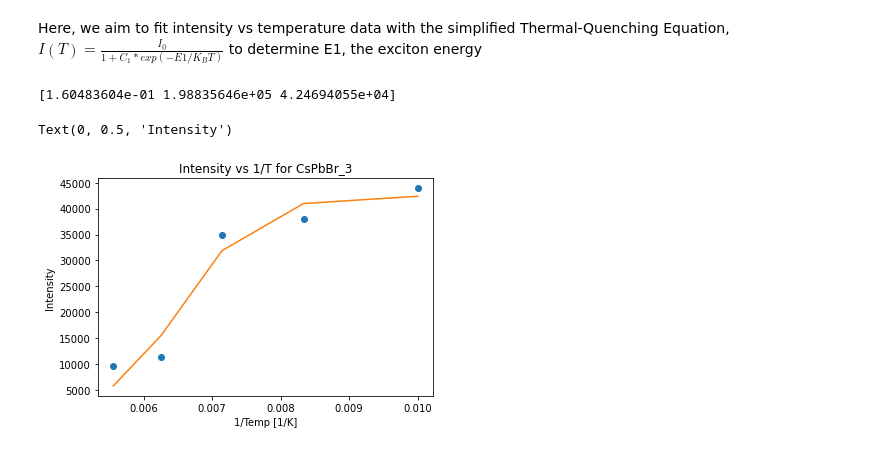
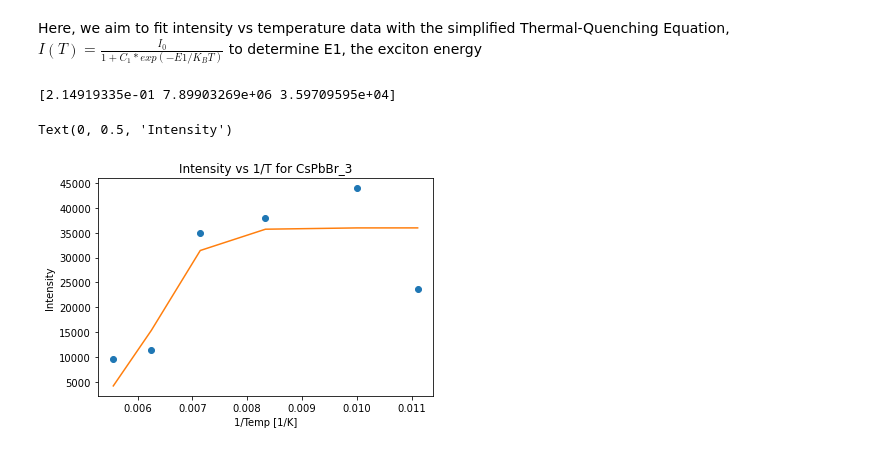
Before and after one commit to juliaeveritt/eng-phys-lab, a Jupyter notebook: PL Analysis.ipynb, the cells around one changed output. Saved outputs shown, nothing was run; the diff lists cells and outputs as text; code cells hidden in the pictures.

```diff
--- a/PL Analysis.ipynb
+++ b/PL Analysis.ipynb
@@ -191,23 +218,22 @@ Here, we aim to fit intensity vs temperature data with the simplified Thermal-Qu
 # %%
 def thermal_quenching(T,E1,C1,I_0):
     return I_0/(1+C1*np.exp(-E1/(K_B*T)))
 
-# measured I_0 3.49 mW - convert to eV
 guess = [0.00002, 10000,300]
-parameters, covar = curve_fit(thermal_quenching, df['Temp [K]'][1:], df['Amp_0'][1:], p0=guess)
+parameters, covar = curve_fit(thermal_quenching, df['Temp [K]'], df['Amp_0'], p0=guess)
 fit_E1 = parameters[0]
 fit_C = parameters[1]
 fit_I0 = parameters[2]
 print(parameters)
 
-fit = thermal_quenching(df['Temp [K]'][1:], fit_E1, fit_C,fit_I0)
+fitTQ0 = thermal_quenching(df['Temp [K]'], fit_E1, fit_C,fit_I0)
 
-plt.plot(1/df['Temp [K]'][1:], df['Amp_0'][1:], 'o', label='data')
-plt.plot(1/df['Temp [K]'][1:], fit, '-', label='fit')
+plt.plot(1/df['Temp [K]'], df['Amp_0'], 'o', label='data')
+plt.plot(1/df['Temp [K]'], fitTQ0, '-', label='fit')
 plt.title("Intensity vs 1/T for CsPbBr_3")
 plt.xlabel("1/Temp [1/K]")
 plt.ylabel("Intensity")
 # %% [output]
-[1.60483604e-01 1.98835646e+05 4.24694055e+04]
+[2.14919335e-01 7.89903269e+06 3.59709595e+04]
 Text(0, 0.5, 'Intensity')
-[figure, old version]
+[figure, new version]
```
Also changed, not shown: parts of 5 cells of this notebook.
